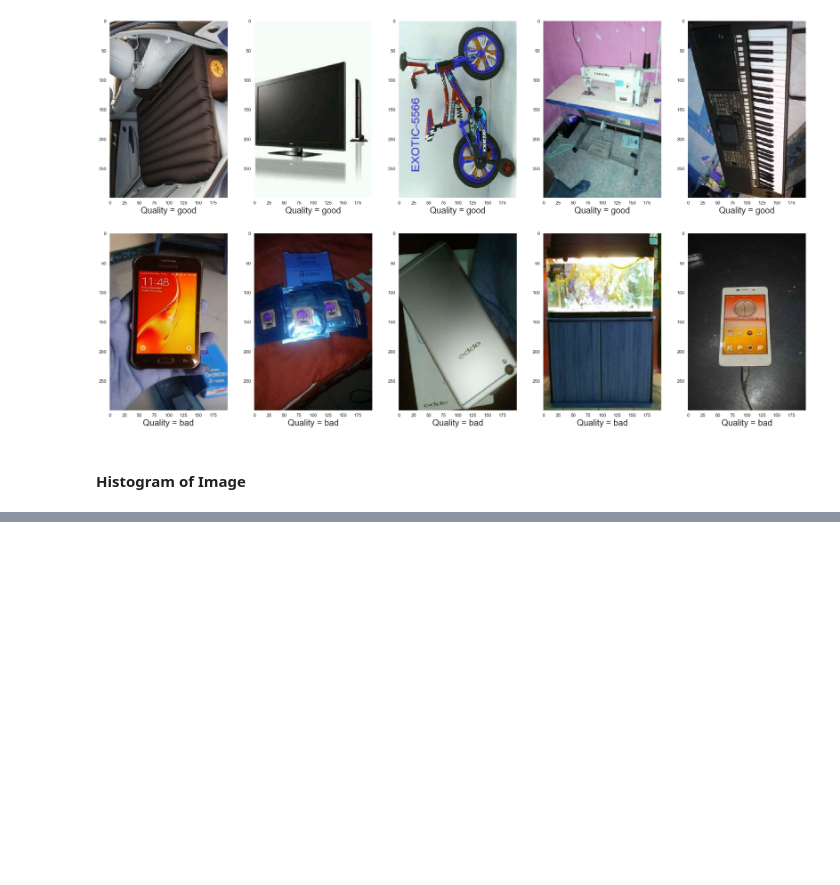
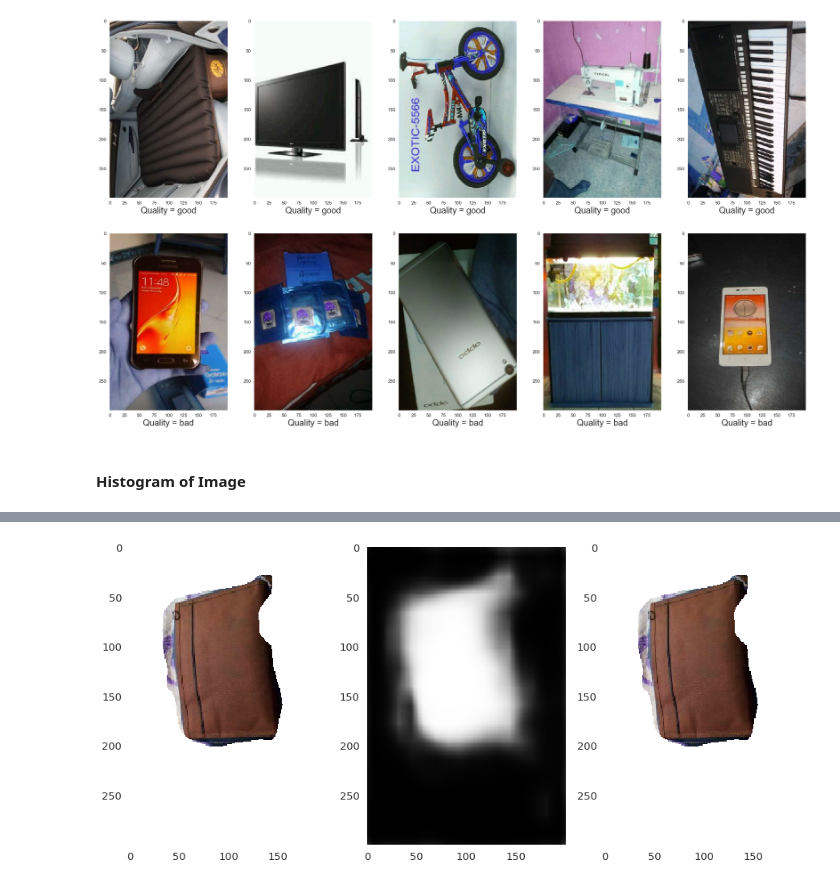
Before and after one commit to nasiahur/TA-InsyaaAllah, a Jupyter notebook: IQA.ipynb, the cells around one changed output, grey strips where cells are left out. Drawn from its saved outputs; the diff is of its cells as text; code cells hidden in the pictures; blank space fills up the shorter version.

```diff
--- a/IQA.ipynb
+++ b/IQA.ipynb
@@ -122,0 +186,24 @@ plt.show()
+# %%
+net=initNet('./model',0)
+# %%
+filename='./dataset/good/g1_00_422193554.jpg' # nanti inputannya diubah
+salmap=processImage(net,filename)
+# %%
+(thresh, im_bw) = cv2.threshold(salmap.astype(np.uint8), 128, 255, cv2.THRESH_BINARY | cv2.THRESH_OTSU)
+# %%
+c = X[0].copy()
+for i in range(300):
+    for j in range(200):
+        if im_bw[i][j] == 0:
+            for k in range(3):
+                c[i][j][k] = 255
+# %%
+plt.figure(figsize=(15,10))
+plt.subplot(1,3,1);plt.imshow(X[0])
+plt.grid(False)
+plt.subplot(1,3,2);plt.imshow(salmap,cmap='gray')
+plt.grid(False)
+plt.subplot(1,3,3);plt.imshow(c,cmap='gray')
+plt.grid(False)
+# %% [output]
+[figure, added]
```
Also changed, not shown: parts of 13 cells of this notebook.
